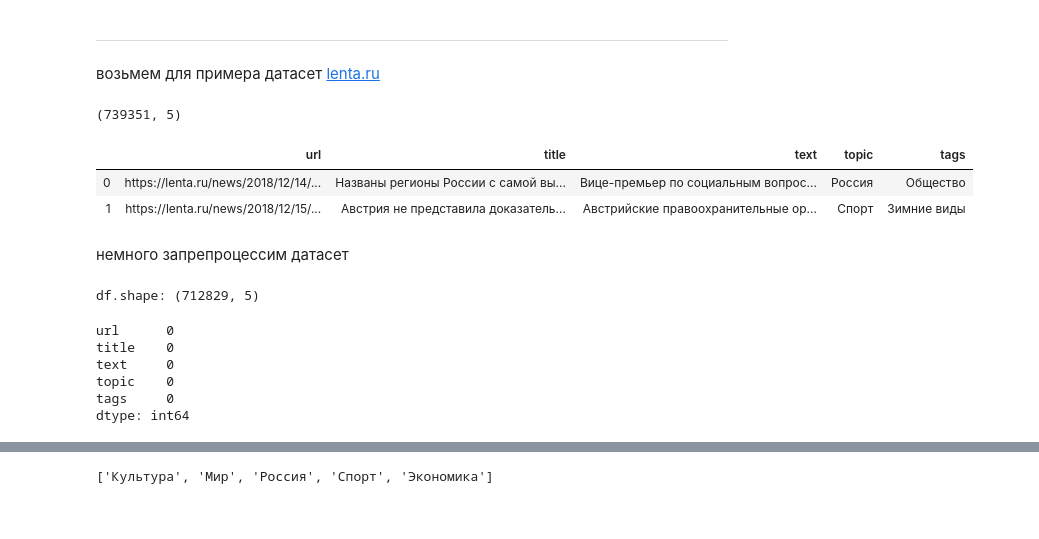
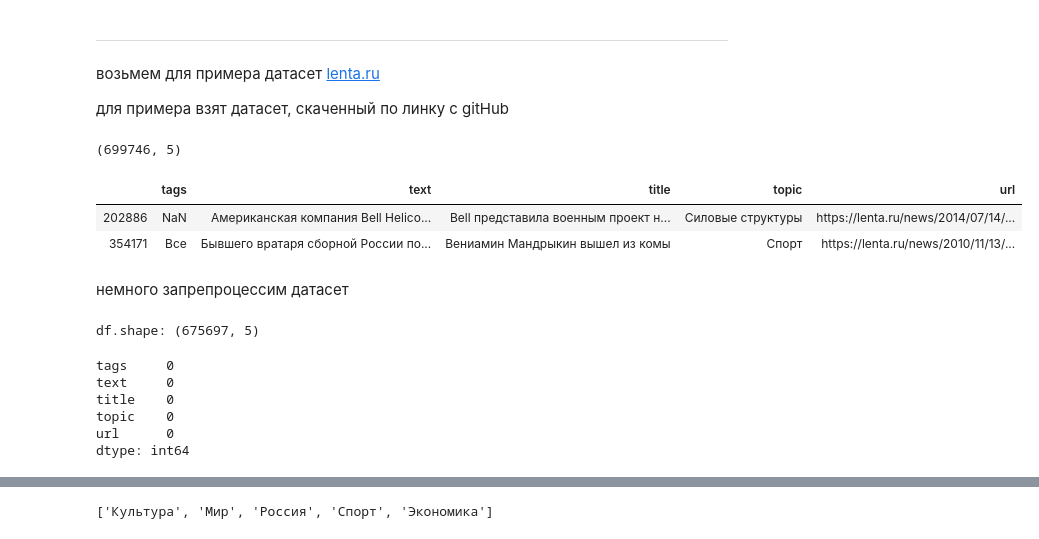
Before and after one commit to vetedde/proj_news_viz, a Jupyter notebook: nlp/references/techarticle/vt-preproc-how_work.ipynb, the cells around one changed output, grey strips where cells are left out. Cells and saved outputs as stored; diff of their text form; code cells hidden in the pictures.

```diff
--- a/nlp/references/techarticle/vt-preproc-how_work.ipynb
+++ b/nlp/references/techarticle/vt-preproc-how_work.ipynb
@@ -27,19 +24,20 @@ import numpy as np
 
 import matplotlib.pyplot as plt
 %matplotlib inline
-# %% [markdown]
----
 # %% [markdown]
+---
 возьмем для примера датасет [lenta.ru](https://www.kaggle.com/yutkin/corpus-of-russian-news-articles-from-lenta)
+
+для примера взят датасет, скаченный по линку с gitHub
 # %%
-df = pd.read_csv(f'{PATH}/data/external/lenta-ru-news.csv.gz')
+df = pd.read_csv(f'{PATH}/data/external/news_lenta.csv')
 print(df.shape)
-df.head(2)
+df.sample(2)
 # %% [output]
-(739351, 5)
+(699746, 5)
-|  | url | title | text | topic | tags |
-| 0 | https://lenta.ru/news/2018/12/14/... | Названы регионы России с самой вы... | Вице-премьер по социальным вопрос... | Россия | Общество |
-| 1 | https://lenta.ru/news/2018/12/15/... | Австрия не представила доказатель... | Австрийские правоохранительные ор... | Спорт | Зимние виды |
+|  | tags | text | title | topic | url |
+| 202886 | NaN | Американская компания Bell Helico... | Bell представила военным проект н... | Силовые структуры | https://lenta.ru/news/2014/07/14/... |
+| 354171 | Все | Бывшего вратаря сборной России по... | Вениамин Мандрыкин вышел из комы | Спорт | https://lenta.ru/news/2010/11/13/... |
 # %% [markdown]
 немного запрепроцессим датасет
 # %%
@@ -50,12 +48,12 @@ df.text.drop_duplicates(inplace=True)
 print(f'df.shape: {df.shape}')
 df.isnull().sum()
 # %% [output]
-df.shape: (712829, 5)
+df.shape: (675697, 5)
+tags     0
+text     0
+title    0
+topic    0
 url      0
-title    0
-text     0
-topic    0
-tags     0
 dtype: int64
 # %%
 # посмотрим на к-ство записей по разделам
```
Also changed, not shown: parts of 37 cells of this notebook.
